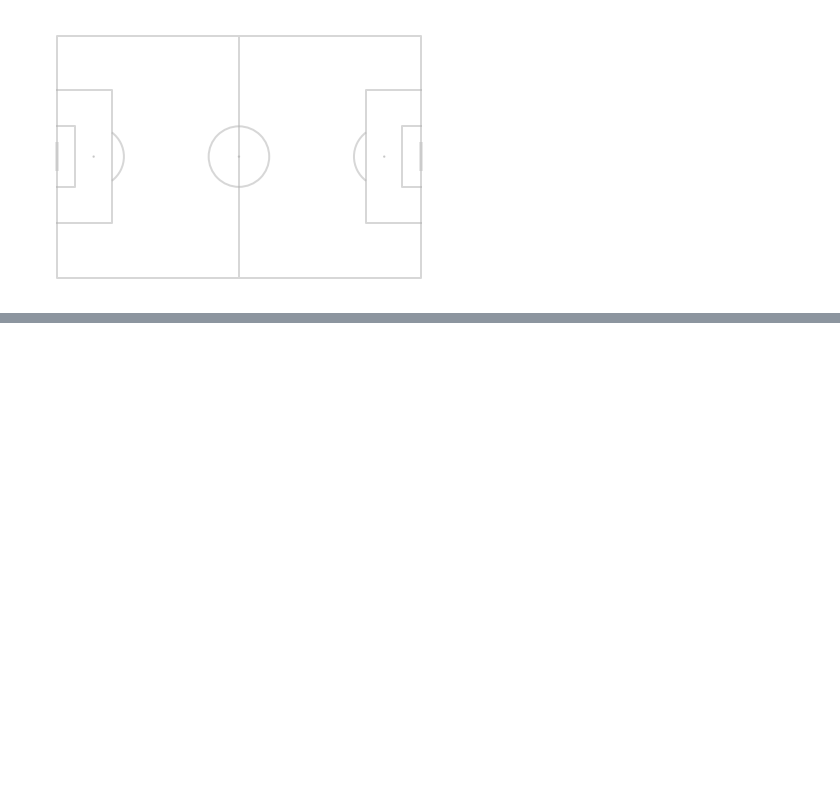
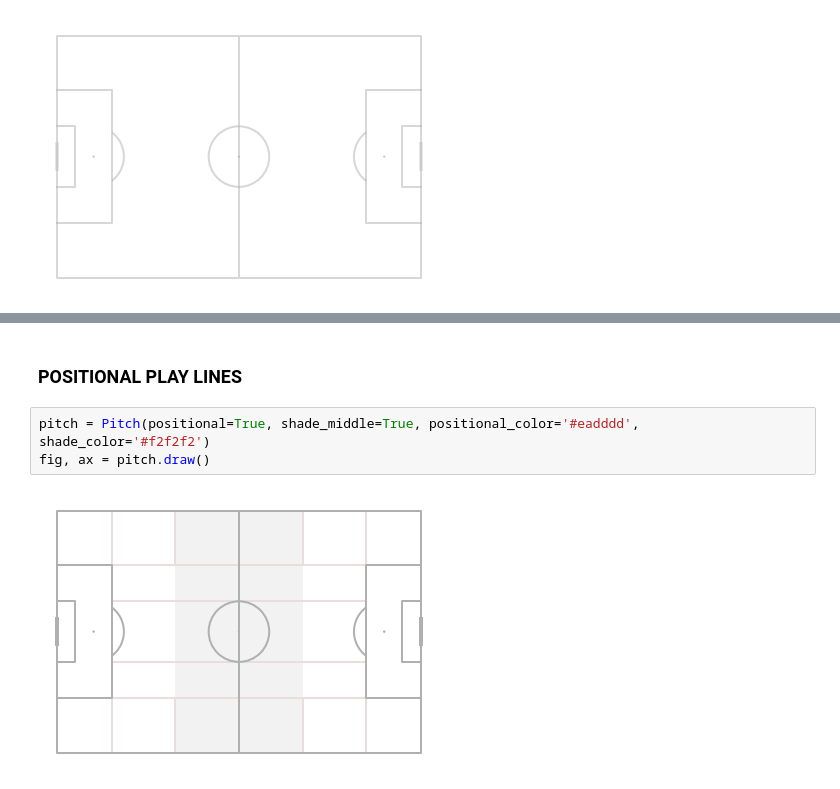
Before and after one commit to eugene-maina72/Football_Analytics, a Jupyter notebook: Football_Pitch.ipynb, the cells around one changed output, grey strips where cells are left out. Drawn from its saved outputs; the diff is of its cells as text; blank space fills up the shorter version.

```diff
--- a/Football_Pitch.ipynb
+++ b/Football_Pitch.ipynb
@@ -84,0 +92,7 @@ fig, ax = pitch.draw()
+# %% [markdown]
+### POSITIONAL PLAY LINES
+# %%
+pitch = Pitch(positional=True, shade_middle=True, positional_color='#eadddd', shade_color='#f2f2f2')
+fig, ax = pitch.draw()
+# %% [output]
+[figure, added]
```
Also changed, not shown: parts of 11 cells of this notebook.
